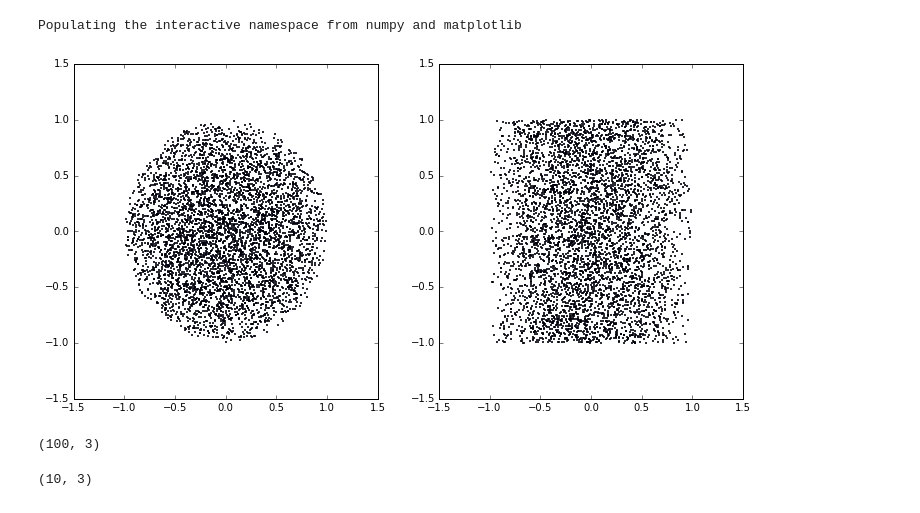
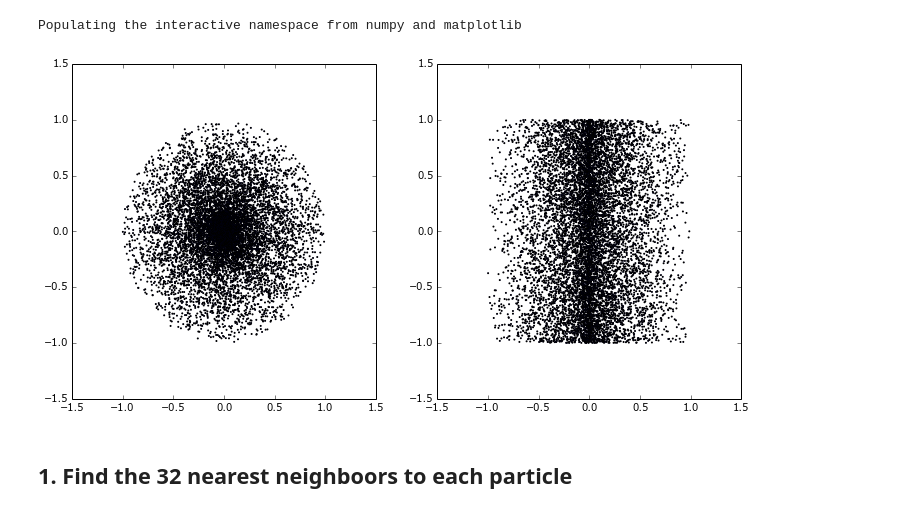
Before and after one commit to jngaravitoc/shapes, a Jupyter notebook: Density.ipynb, the cells around one changed output. Saved outputs shown, nothing was run; the diff lists cells and outputs as text; code cells hidden in the pictures.

Commit message:
Organized Density plots

```diff
--- a/Density.ipynb
+++ b/Density.ipynb
@@ -16,30 +17,22 @@ warnings.filterwarnings('ignore')
 Populating the interactive namespace from numpy and matplotlib
 # %%
 figure(figsize=(12, 6))
-n_particles = 5000
+n_particles = 10000
 phi = random.rand(n_particles) * 2*pi
 theta = random.rand(n_particles) * 2 - 1
 R = random.rand(n_particles)
-X = R**(1/3.0) * sin(phi) * sin(arccos(theta))
-Y = R**(1/3.0) * cos(phi) * sin(arccos(theta))
+X = R * sin(phi) * sin(arccos(theta))
+Y = R * cos(phi) * sin(arccos(theta))
 Z = random.rand(n_particles) * 2 - 1
 plt.subplot(1, 2, 1)
 scatter(X, Y, s=1)
 plt.subplot(1, 2, 2)
 scatter(X, Z, s=1)
 M = random.rand(n_particles) * 10
 # %% [output]
-[figure, old version]
+[figure, new version]
-# %%
-D = np.zeros([100, 3])
-print shape(D)
-# %% [output]
-(100, 3)
-# %%
-D = random.random((10, 3))
-print shape(D)
-# %% [output]
-(10, 3)
+# %% [markdown]
+## 1. Find the 32 nearest neighboors to each particle
 # %%
 def nearest_neighboors(x, y, z, index):
     D = np.array([x, y, z])
```
Also changed, not shown: parts of 8 cells of this notebook.
